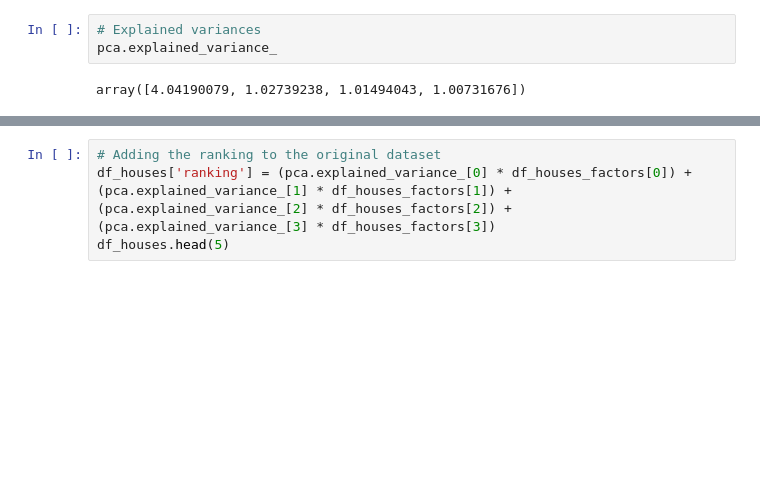
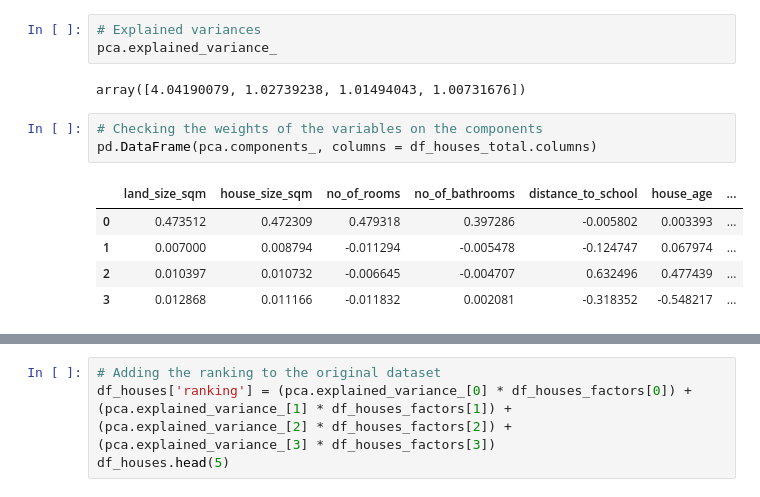
Before and after one commit to Andrercouto/UnsupervisedMachineLearning, a Jupyter notebook: MCAandPCA.ipynb, the cells around one changed output, grey strips where cells are left out. Drawn from its saved outputs; the diff is of its cells as text; blank space fills up the shorter version.

```diff
--- a/MCAandPCA.ipynb
+++ b/MCAandPCA.ipynb
@@ -217,3 +217,12 @@ Once the factors were obtained - for the 4953 houses - the ranking will be gotte
 pca.explained_variance_
 # %% [output]
 array([4.04190079, 1.02739238, 1.01494043, 1.00731676])
+# %%
+# Checking the weights of the variables on the components
+pd.DataFrame(pca.components_, columns = df_houses_total.columns)
+# %% [output]
+|  | land_size_sqm | house_size_sqm | no_of_rooms | no_of_bathrooms | distance_to_school | house_age | ... |
+| 0 | 0.473512 | 0.472309 | 0.479318 | 0.397286 | -0.005802 | 0.003393 | ... |
+| 1 | 0.007000 | 0.008794 | -0.011294 | -0.005478 | -0.124747 | 0.067974 | ... |
+| 2 | 0.010397 | 0.010732 | -0.006645 | -0.004707 | 0.632496 | 0.477439 | ... |
+| 3 | 0.012868 | 0.011166 | -0.011832 | 0.002081 | -0.318352 | -0.548217 | ... |
```
Also changed, not shown: parts of 10 cells of this notebook.
